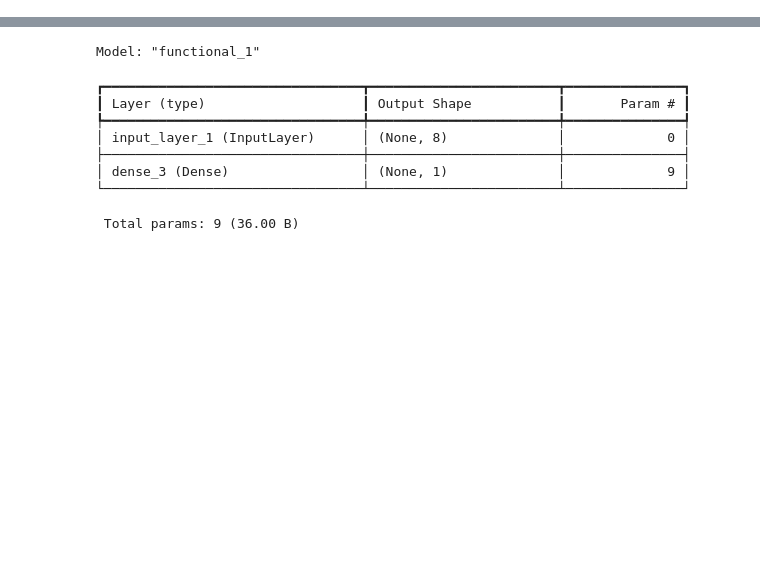
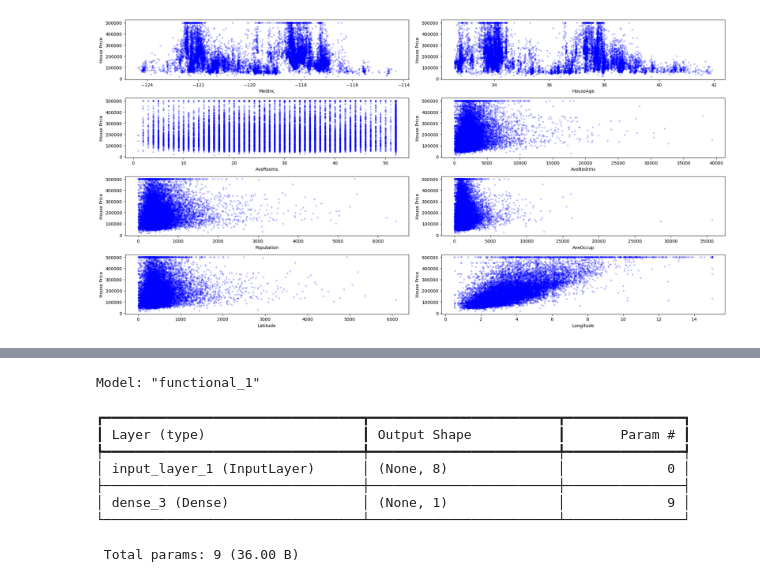
Before and after one commit to nguyenddat/Learn_AI, a Jupyter notebook: California_Housing_Price/House_price.ipynb, the cells around one changed output, grey strips where cells are left out. Cells and saved outputs as stored; diff of their text form; code cells hidden in the pictures; blank space fills up the shorter version.

```diff
--- a/California_Housing_Price/House_price.ipynb
+++ b/California_Housing_Price/House_price.ipynb
@@ -6,2 +9,33 @@ import tensorflow as tf
 
 from pre_processing import normalize
+# %%
+mnist = tf.keras.datasets.california_housing
+(x_train, y_train),(x_test, y_test) = mnist.load_data()
+
+features = [
+    "MedInc",
+    "HouseAge",
+    "AveRooms",
+    "AveBedrms",
+    "Population",
+    "AveOccup",
+    "Latitude",
+    "Longitude",
+]
+# %%
+subplts_for_row = 2
+n_rows = len(features) // 2
+
+fig, axes = plt.subplots(n_rows, subplts_for_row, figsize = (20, 10))
+for y in range(n_rows):
+    for x in range(subplts_for_row):
+        axe = axes[y, x]
+        x_train_jx = x_train[:, y * subplts_for_row + x]
+
+        axe.scatter(x_train_jx, y_train, marker = ".", color = "blue", alpha = 0.2)
+        axe.set_xlabel(f"{features[y * subplts_for_row + x]}")
+        axe.set_ylabel(f"House Price")
+plt.tight_layout()
+plt.show()
+# %% [output]
+[figure, added]
```
Also changed, not shown: parts of 5 cells of this notebook, 4 other files.
